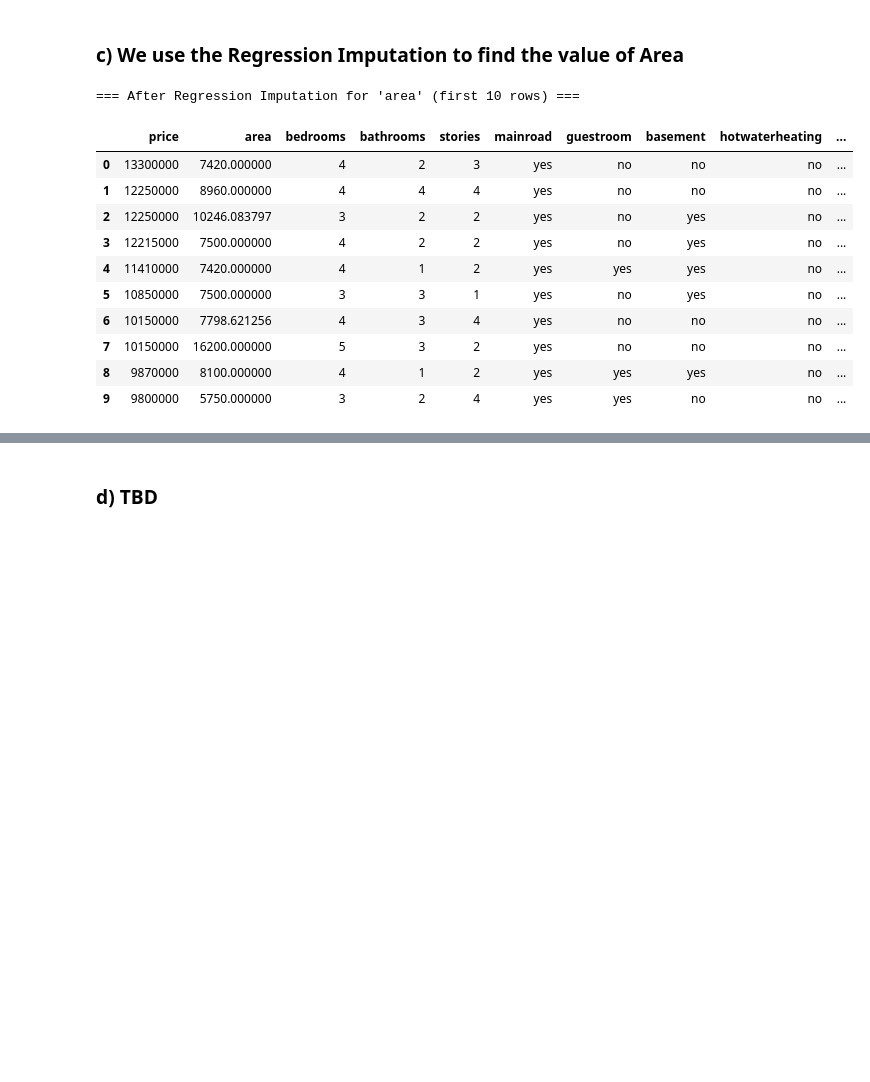
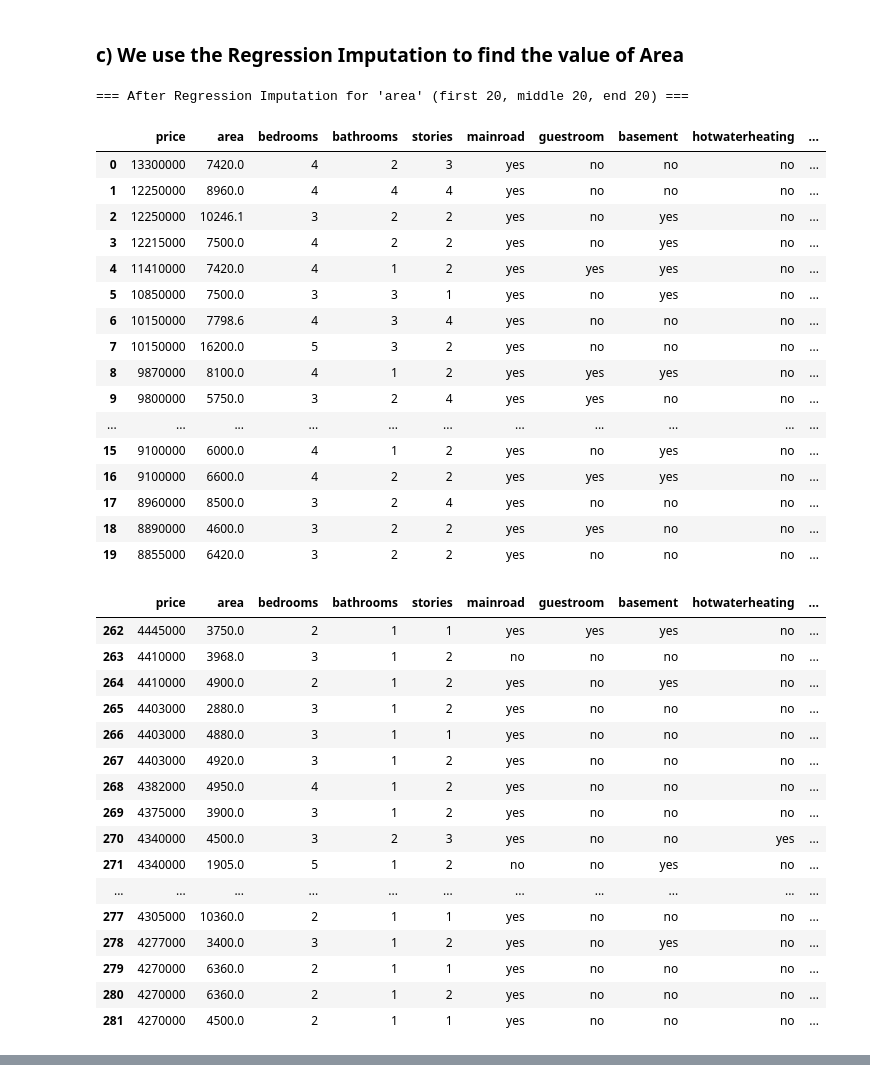
Before and after one commit to jutinwang/A2---CSI4142---GR48, a Jupyter notebook: G48-A2-P2.ipynb, the cells around one changed output, grey strips where cells are left out. Drawn from its saved outputs; the diff is of its cells as text; code cells hidden in the pictures; blank space fills up the shorter version.

```diff
--- a/G48-A2-P2.ipynb
+++ b/G48-A2-P2.ipynb
@@ -259,7 +558,11 @@ Regression Imputation is a multivariate imputation method (mutliple variable) th
 # %% [markdown]
 ### a) We will test our imputation on the *Area* value
 # %%
-# 1. Load the dataset and display original data (first 10 rows)
-print("=== Original Data (first 10 rows) ===")
-display(df.head(10))
+# 1. Load the dataset and display original data (first 20, middle 20, end 20)
+print("=== Original Data (first 20, middle 20, end 20) ===")
+mid = len(df) // 2
+
+display(df.head(20))
+display(df.iloc[mid - 10 : mid + 10])
+display(df.tail(20))
 # %% [output]
@@ -306,35 +691,63 @@ display(df_missing_area.head(10))
 # %%
 # 3. Regression imputation on 'area'
 #    a. Use rows with non-missing 'area' values for training
 train_data = df_missing_area.dropna(subset=['area'])
 # Use numerical predictors: price, bedrooms, bathrooms, stories, parking
 X_train = train_data[['price', 'bedrooms', 'bathrooms', 'stories', 'parking']]
 y_train = train_data['area']
 
 # Train a linear regression model to predict area
 reg_model = LinearRegression()
 reg_model.fit(X_train, y_train)
 
 #    b. Predict missing 'area' values
 missing_rows = df_missing_area['area'].isna()
 X_missing = df_missing_area.loc[missing_rows, ['price', 'bedrooms', 'bathrooms', 'stories', 'parking']]
+
 predicted_area = reg_model.predict(X_missing)
 
 #    c. Fill in the missing 'area' values with predictions
 df_missing_area.loc[missing_rows, 'area'] = predicted_area
 
-print("=== After Regression Imputation for 'area' (first 10 rows) ===")
-display(df_missing_area.head(10))
+df_missing_area['area'] = df_missing_area['area'].round(1)
+
+print("=== After Regression Imputation for 'area' (first 20, middle 20, end 20) ===")
+display(df_missing_area.head(20))
+display(df_missing_area.iloc[mid - 10 : mid + 10])
+display(df_missing_area.tail(20))
 # %% [output]
-=== After Regression Imputation for 'area' (first 10 rows) ===
+=== After Regression Imputation for 'area' (first 20, middle 20, end 20) ===
 |  | price | area | bedrooms | bathrooms | stories | mainroad | guestroom | basement | hotwaterheating | ... |
-| 0 | 13300000 | 7420.000000 | 4 | 2 | 3 | yes | no | no | no | ... |
-| 1 | 12250000 | 8960.000000 | 4 | 4 | 4 | yes | no | no | no | ... |
-| 2 | 12250000 | 10246.083797 | 3 | 2 | 2 | yes | no | yes | no | ... |
-| 3 | 12215000 | 7500.000000 | 4 | 2 | 2 | yes | no | yes | no | ... |
-| 4 | 11410000 | 7420.000000 | 4 | 1 | 2 | yes | yes | yes | no | ... |
-| 5 | 10850000 | 7500.000000 | 3 | 3 | 1 | yes | no | yes | no | ... |
-| 6 | 10150000 | 7798.621256 | 4 | 3 | 4 | yes | no | no | no | ... |
-| 7 | 10150000 | 16200.000000 | 5 | 3 | 2 | yes | no | no | no | ... |
-| 8 | 9870000 | 8100.000000 | 4 | 1 | 2 | yes | yes | yes | no | ... |
-| 9 | 9800000 | 5750.000000 | 3 | 2 | 4 | yes | yes | no | no | ... |
+| 0 | 13300000 | 7420.0 | 4 | 2 | 3 | yes | no | no | no | ... |
+| 1 | 12250000 | 8960.0 | 4 | 4 | 4 | yes | no | no | no | ... |
+| 2 | 12250000 | 10246.1 | 3 | 2 | 2 | yes | no | yes | no | ... |
+| 3 | 12215000 | 7500.0 | 4 | 2 | 2 | yes | no | yes | no | ... |
+| 4 | 11410000 | 7420.0 | 4 | 1 | 2 | yes | yes | yes | no | ... |
+| 5 | 10850000 | 7500.0 | 3 | 3 | 1 | yes | no | yes | no | ... |
+| 6 | 10150000 | 7798.6 | 4 | 3 | 4 | yes | no | no | no | ... |
+| 7 | 10150000 | 16200.0 | 5 | 3 | 2 | yes | no | no | no | ... |
+| 8 | 9870000 | 8100.0 | 4 | 1 | 2 | yes | yes | yes | no | ... |
+| 9 | 9800000 | 5750.0 | 3 | 2 | 4 | yes | yes | no | no | ... |
+| ... | ... | ... | ... | ... | ... | ... | ... | ... | ... | ... |
+| 15 | 9100000 | 6000.0 | 4 | 1 | 2 | yes | no | yes | no | ... |
+| 16 | 9100000 | 6600.0 | 4 | 2 | 2 | yes | yes | yes | no | ... |
+| 17 | 8960000 | 8500.0 | 3 | 2 | 4 | yes | no | no | no | ... |
+| 18 | 8890000 | 4600.0 | 3 | 2 | 2 | yes | yes | no | no | ... |
+| 19 | 8855000 | 6420.0 | 3 | 2 | 2 | yes | no | no | no | ... |
+|  | price | area | bedrooms | bathrooms | stories | mainroad | guestroom | basement | hotwaterheating | ... |
+| 262 | 4445000 | 3750.0 | 2 | 1 | 1 | yes | yes | yes | no | ... |
+| 263 | 4410000 | 3968.0 | 3 | 1 | 2 | no | no | no | no | ... |
+| 264 | 4410000 | 4900.0 | 2 | 1 | 2 | yes | no | yes | no | ... |
+| 265 | 4403000 | 2880.0 | 3 | 1 | 2 | yes | no | no | no | ... |
+| 266 | 4403000 | 4880.0 | 3 | 1 | 1 | yes | no | no | no | ... |
+| 267 | 4403000 | 4920.0 | 3 | 1 | 2 | yes | no | no | no | ... |
+| 268 | 4382000 | 4950.0 | 4 | 1 | 2 | yes | no | no | no | ... |
+| 269 | 4375000 | 3900.0 | 3 | 1 | 2 | yes | no | no | no | ... |
+| 270 | 4340000 | 4500.0 | 3 | 2 | 3 | yes | no | no | yes | ... |
+| 271 | 4340000 | 1905.0 | 5 | 1 | 2 | no | no | yes | no | ... |
+| ... | ... | ... | ... | ... | ... | ... | ... | ... | ... | ... |
+| 277 | 4305000 | 10360.0 | 2 | 1 | 1 | yes | no | no | no | ... |
+| 278 | 4277000 | 3400.0 | 3 | 1 | 2 | yes | no | yes | no | ... |
+| 279 | 4270000 | 6360.0 | 2 | 1 | 1 | yes | no | no | no | ... |
+| 280 | 4270000 | 6360.0 | 2 | 1 | 2 | yes | no | no | no | ... |
+| 281 | 4270000 | 4500.0 | 2 | 1 | 1 | yes | no | no | no | ... |
@@ -341,2 +770,0 @@ display(df_missing_area.head(10))
-# %% [markdown]
-### d) TBD
```
Also changed, not shown: parts of 18 cells of this notebook.
